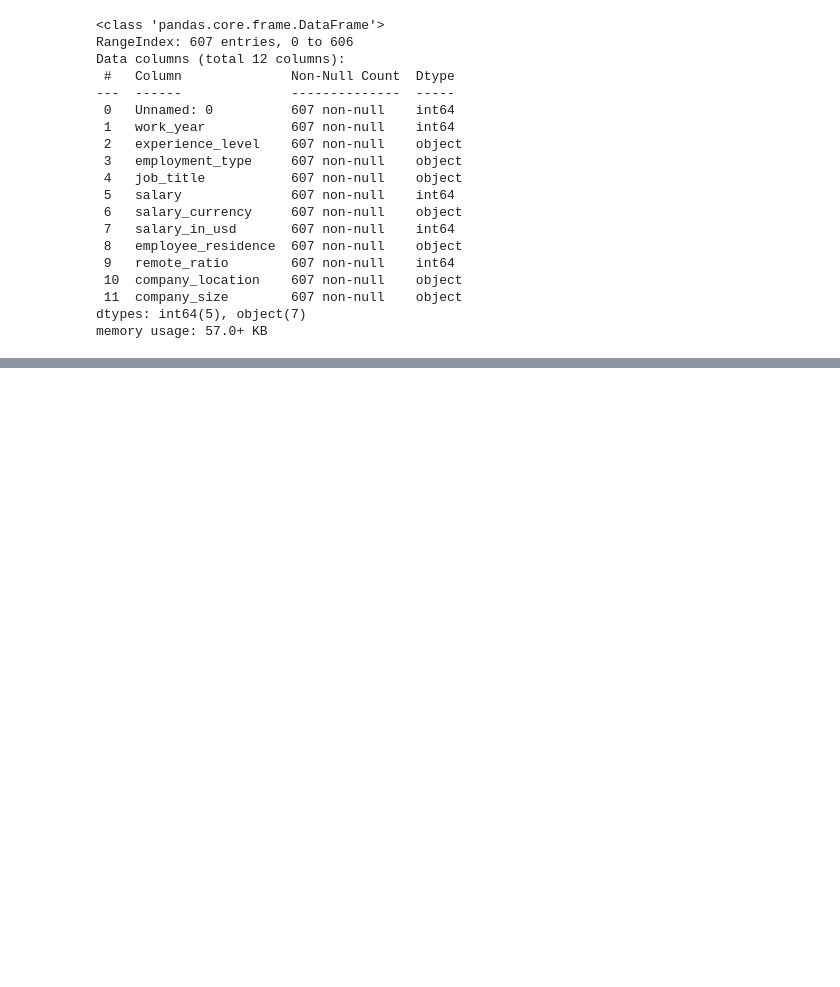
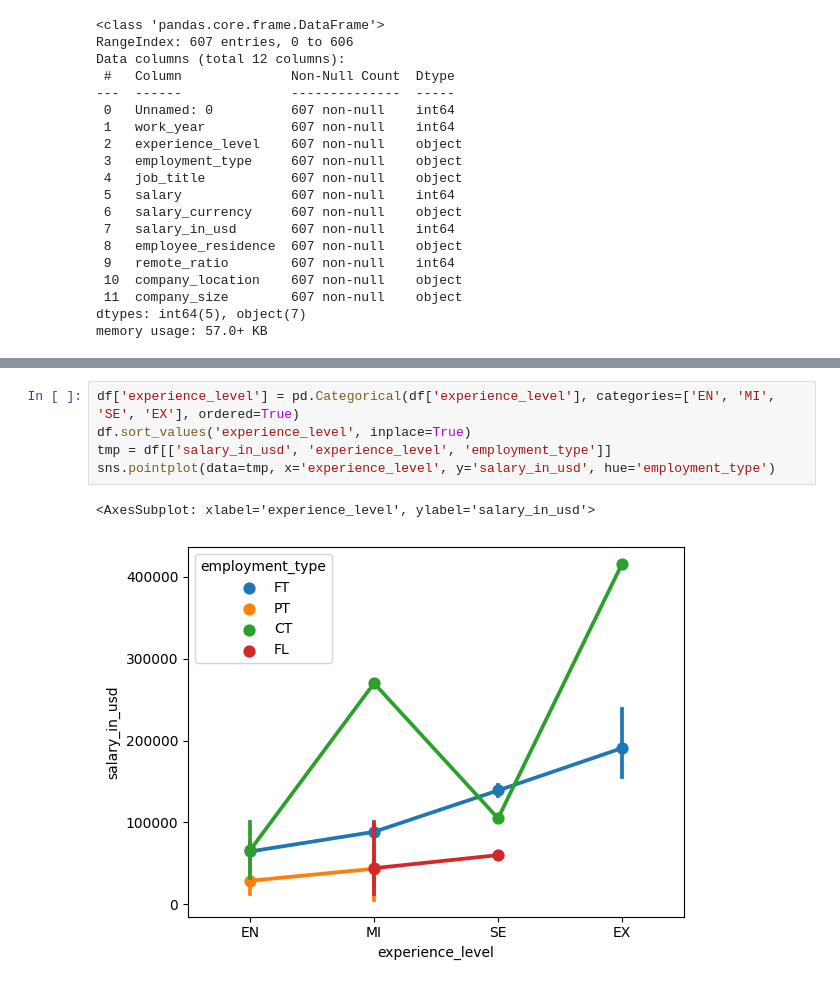
Before and after one commit to jtlantz/dm-proj1, a Jupyter notebook: notebooks/ds_salaries.ipynb, the cells around one changed output, grey strips where cells are left out. Cells and saved outputs as stored; diff of their text form; blank space fills up the shorter version.

```diff
--- a/notebooks/ds_salaries.ipynb
+++ b/notebooks/ds_salaries.ipynb
@@ -123,0 +142,8 @@ memory usage: 57.0+ KB
+# %%
+df['experience_level'] = pd.Categorical(df['experience_level'], categories=['EN', 'MI', 'SE', 'EX'], ordered=True)
+df.sort_values('experience_level', inplace=True)
+tmp = df[['salary_in_usd', 'experience_level', 'employment_type']]
+sns.pointplot(data=tmp, x='experience_level', y='salary_in_usd', hue='employment_type')
+# %% [output]
+<AxesSubplot: xlabel='experience_level', ylabel='salary_in_usd'>
+[figure, added]
```
Also changed, not shown: parts of 4 cells of this notebook.
